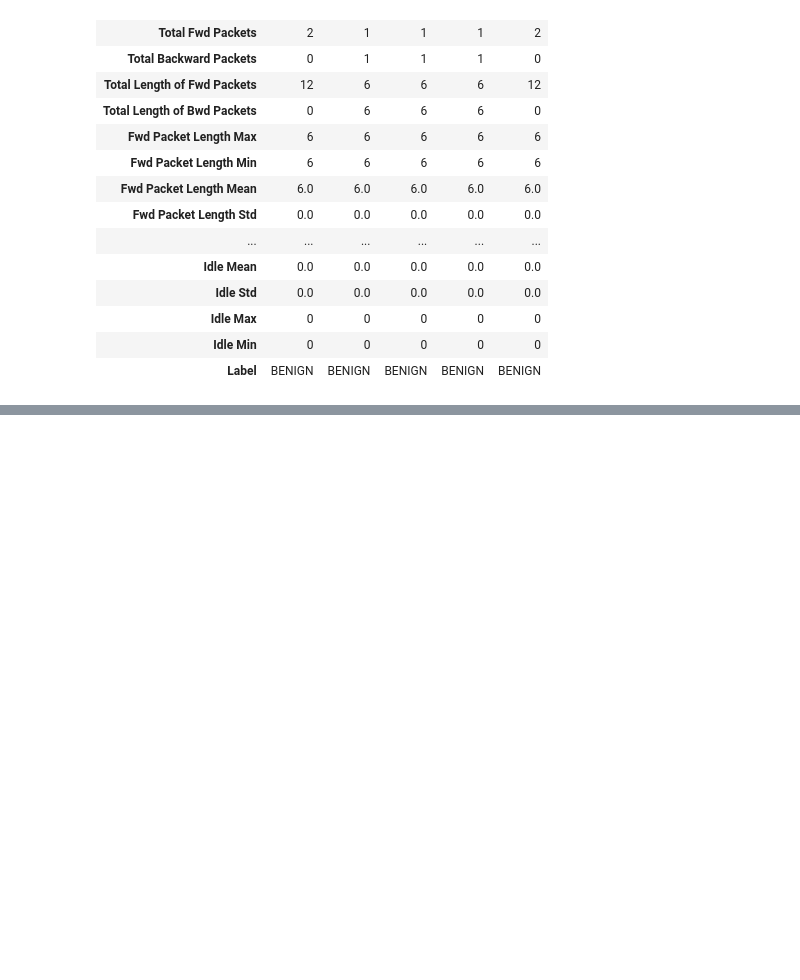
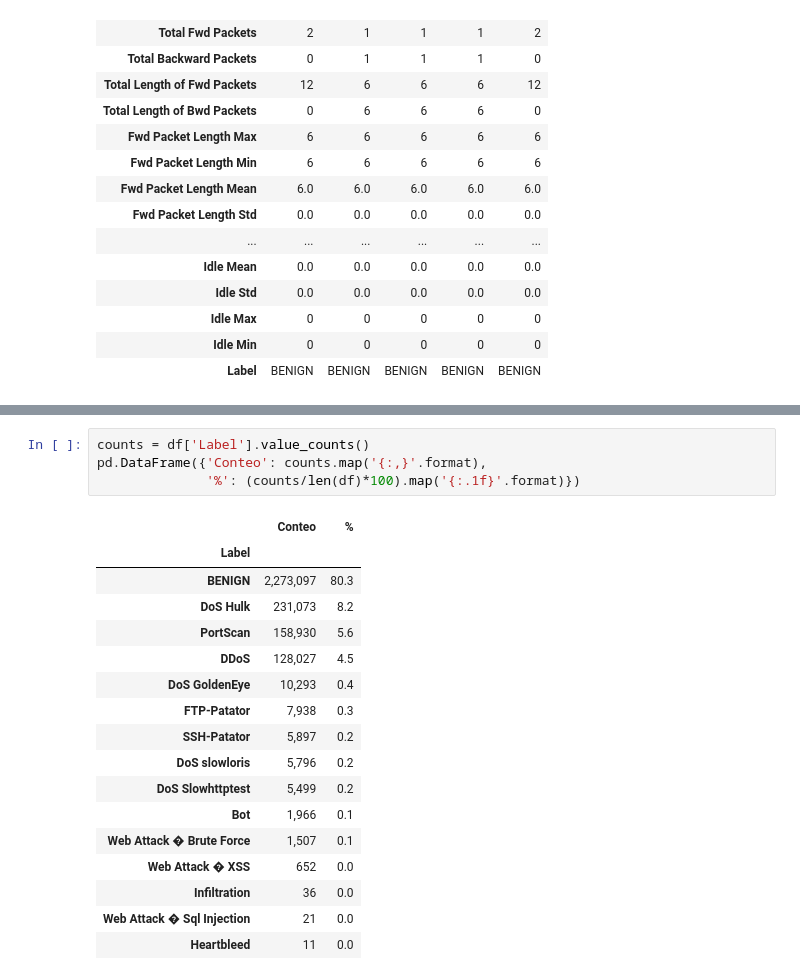
Before and after one commit to jotaeleb/tif-ciencias-de-datos, a Jupyter notebook: notebooks/proyecto.ipynb, the cells around one changed output, grey strips where cells are left out. Saved outputs shown, nothing was run; the diff lists cells and outputs as text; blank space fills up the shorter version.

```diff
--- a/notebooks/proyecto.ipynb
+++ b/notebooks/proyecto.ipynb
@@ -123,0 +128,22 @@ dtype: int64
+# %%
+counts = df['Label'].value_counts()
+pd.DataFrame({'Conteo': counts.map('{:,}'.format),
+              '%': (counts/len(df)*100).map('{:.1f}'.format)})
+# %% [output]
+|  | Conteo | % |
+| Label |  |  |
+| BENIGN | 2,273,097 | 80.3 |
+| DoS Hulk | 231,073 | 8.2 |
+| PortScan | 158,930 | 5.6 |
+| DDoS | 128,027 | 4.5 |
+| DoS GoldenEye | 10,293 | 0.4 |
+| FTP-Patator | 7,938 | 0.3 |
+| SSH-Patator | 5,897 | 0.2 |
+| DoS slowloris | 5,796 | 0.2 |
+| DoS Slowhttptest | 5,499 | 0.2 |
+| Bot | 1,966 | 0.1 |
+| Web Attack � Brute Force | 1,507 | 0.1 |
+| Web Attack � XSS | 652 | 0.0 |
+| Infiltration | 36 | 0.0 |
+| Web Attack � Sql Injection | 21 | 0.0 |
+| Heartbleed | 11 | 0.0 |
```
Also changed, not shown: parts of 26 cells of this notebook.
